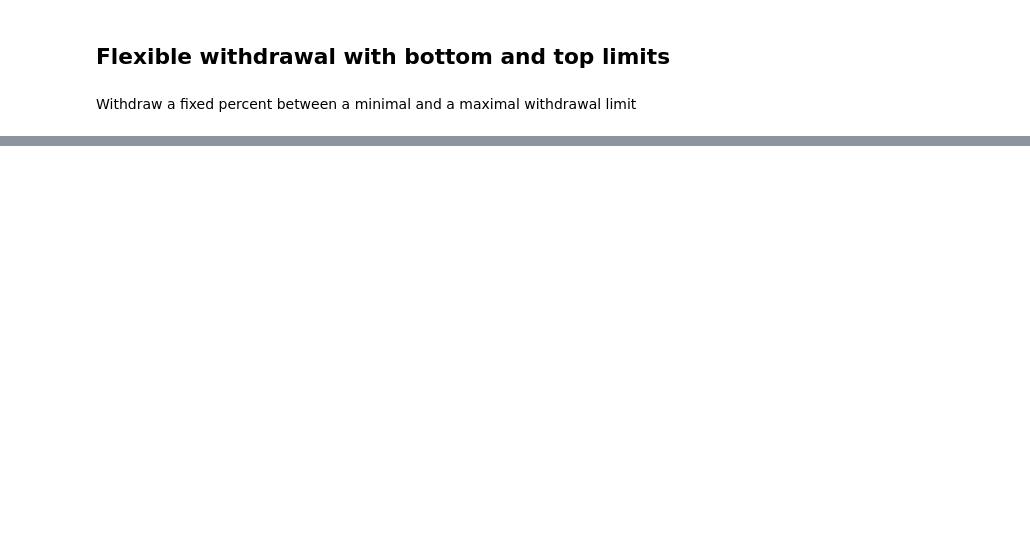
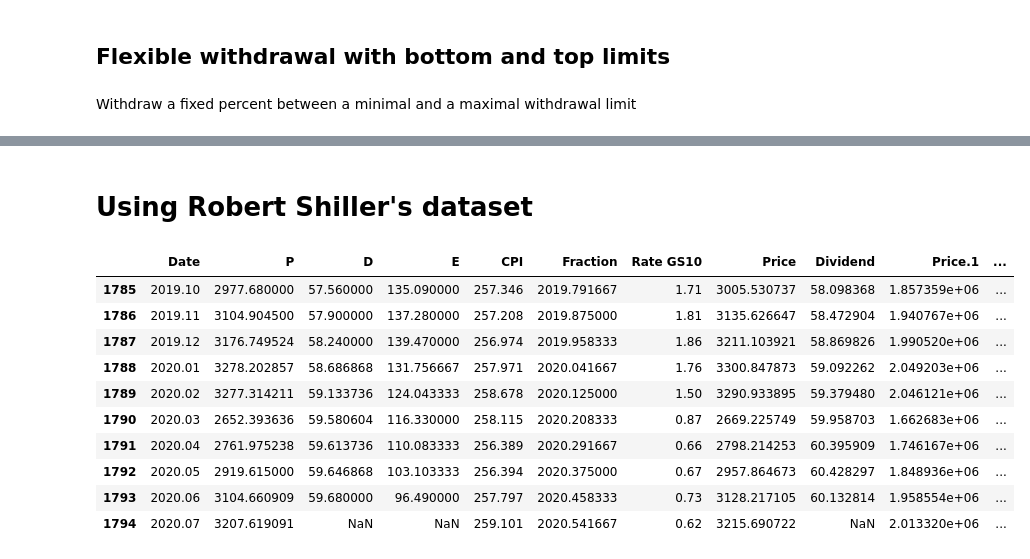
Before and after one commit to jvalansi/notebooks, a Jupyter notebook: S&P500.ipynb, the cells around one changed output, grey strips where cells are left out. Saved outputs shown, nothing was run; the diff lists cells and outputs as text; code cells hidden in the pictures; blank space fills up the shorter version.

Commit message:
Calculating flexible withdrawal rate using Shiller's data

```diff
--- a/S&P500.ipynb
+++ b/S&P500.ipynb
@@ -242,0 +243,18 @@ bankrupcy_probs
+# %% [markdown]
+# Using Robert Shiller's dataset
+# %%
+df = pd.read_excel('data/ie_data.xls', sheet_name="Data", header=7, nrows=1795)
+# %%
+df.tail(10)
+# %% [output]
+|  | Date | P | D | E | CPI | Fraction | Rate GS10 | Price | Dividend | Price.1 | ... |
+| 1785 | 2019.10 | 2977.680000 | 57.560000 | 135.090000 | 257.346 | 2019.791667 | 1.71 | 3005.530737 | 58.098368 | 1.857359e+06 | ... |
+| 1786 | 2019.11 | 3104.904500 | 57.900000 | 137.280000 | 257.208 | 2019.875000 | 1.81 | 3135.626647 | 58.472904 | 1.940767e+06 | ... |
+| 1787 | 2019.12 | 3176.749524 | 58.240000 | 139.470000 | 256.974 | 2019.958333 | 1.86 | 3211.103921 | 58.869826 | 1.990520e+06 | ... |
+| 1788 | 2020.01 | 3278.202857 | 58.686868 | 131.756667 | 257.971 | 2020.041667 | 1.76 | 3300.847873 | 59.092262 | 2.049203e+06 | ... |
+| 1789 | 2020.02 | 3277.314211 | 59.133736 | 124.043333 | 258.678 | 2020.125000 | 1.50 | 3290.933895 | 59.379480 | 2.046121e+06 | ... |
+| 1790 | 2020.03 | 2652.393636 | 59.580604 | 116.330000 | 258.115 | 2020.208333 | 0.87 | 2669.225749 | 59.958703 | 1.662683e+06 | ... |
+| 1791 | 2020.04 | 2761.975238 | 59.613736 | 110.083333 | 256.389 | 2020.291667 | 0.66 | 2798.214253 | 60.395909 | 1.746167e+06 | ... |
+| 1792 | 2020.05 | 2919.615000 | 59.646868 | 103.103333 | 256.394 | 2020.375000 | 0.67 | 2957.864673 | 60.428297 | 1.848936e+06 | ... |
+| 1793 | 2020.06 | 3104.660909 | 59.680000 | 96.490000 | 257.797 | 2020.458333 | 0.73 | 3128.217105 | 60.132814 | 1.958554e+06 | ... |
+| 1794 | 2020.07 | 3207.619091 | NaN | NaN | 259.101 | 2020.541667 | 0.62 | 3215.690722 | NaN | 2.013320e+06 | ... |
```
Also changed, not shown: parts of 13 cells of this notebook.
